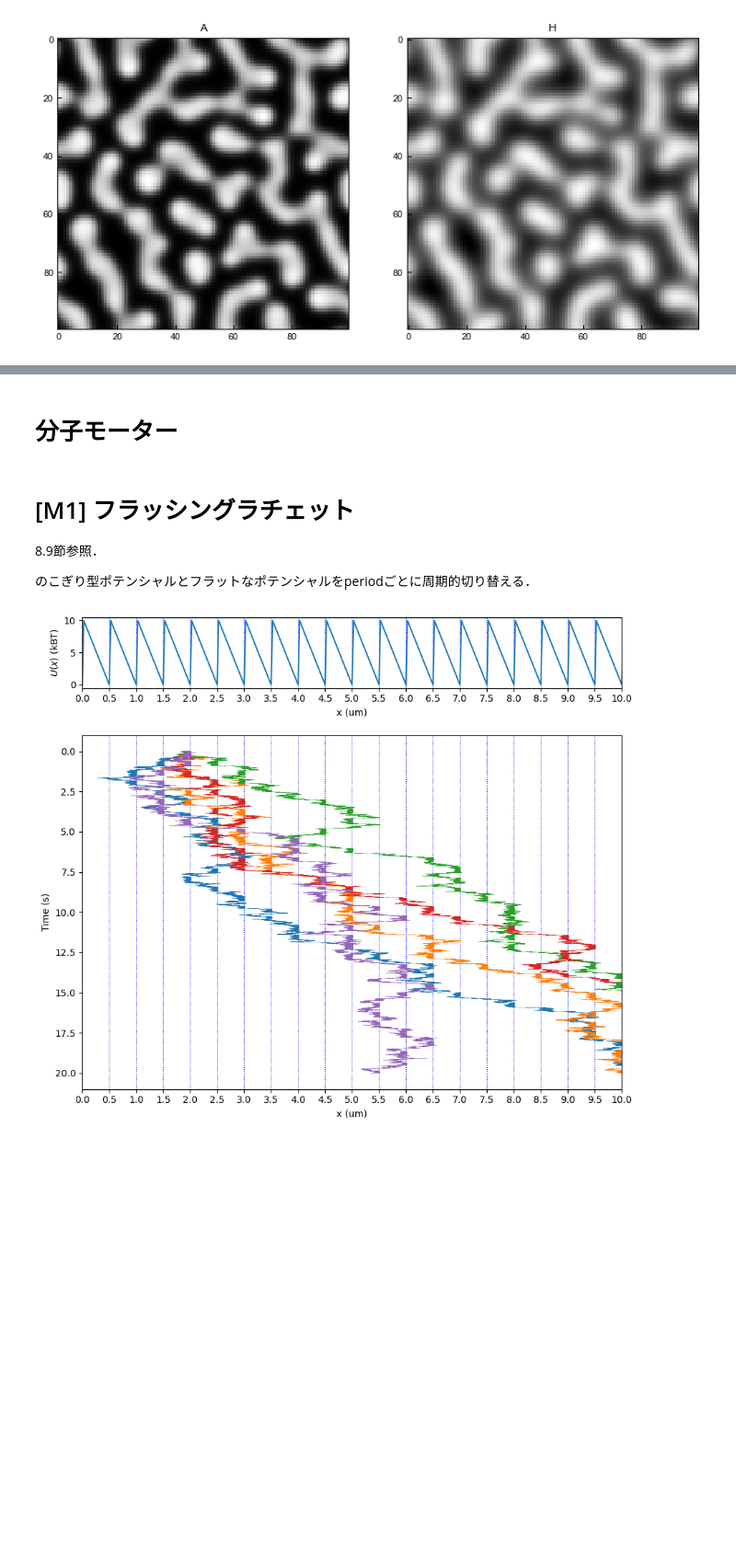
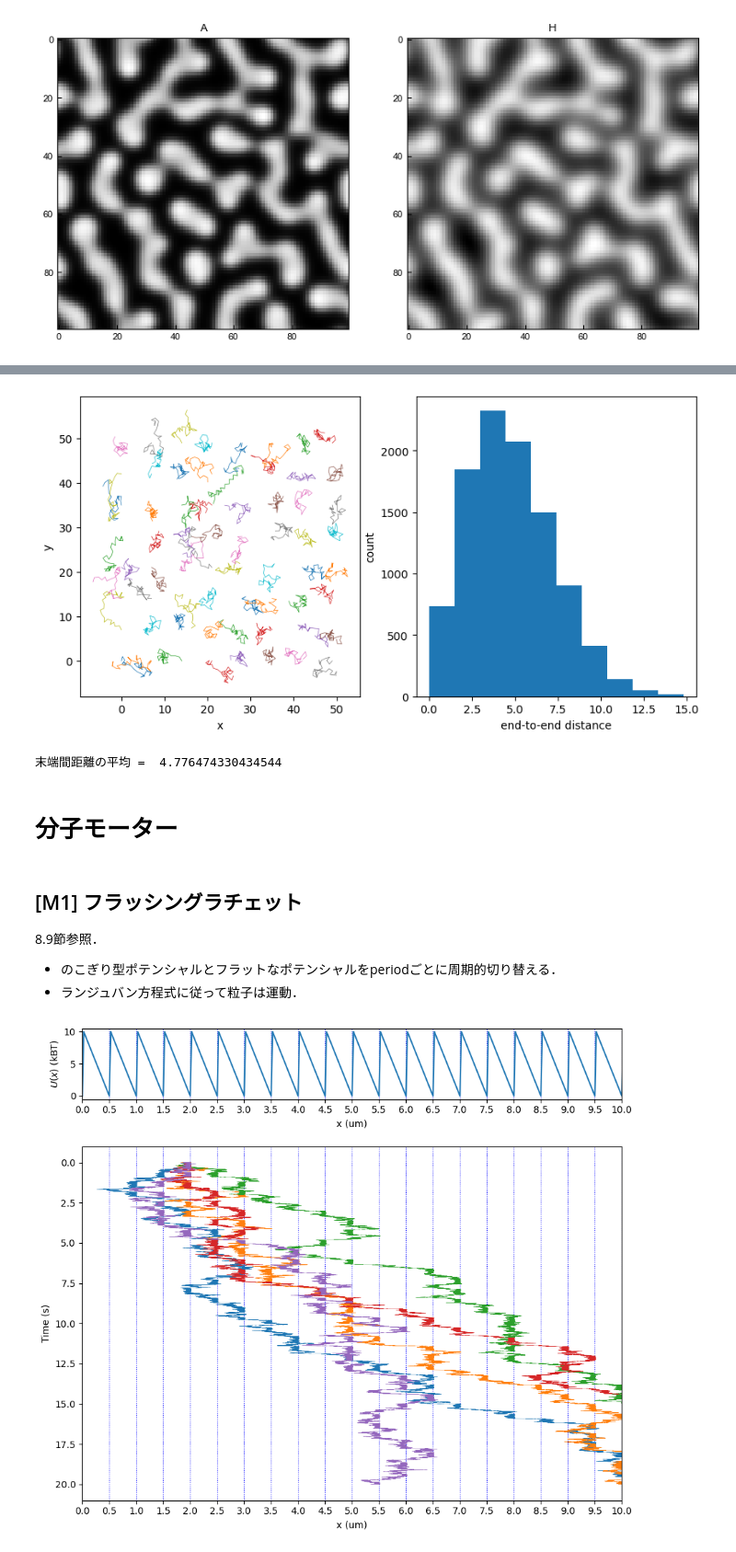
Before and after one commit to stoyabe/biophys, a Jupyter notebook: book.ipynb, the cells around one changed output, grey strips where cells are left out. Shown at 92% size. Saved outputs shown, nothing was run; the diff lists cells and outputs as text; code cells hidden in the pictures; blank space fills up the shorter version.

```diff
--- a/book.ipynb
+++ b/book.ipynb
@@ -466,11 +518,58 @@ plt.show()
+# %%
+import numpy as np # 計算用ライブラリ
+import matplotlib.pyplot as plt  # プロット用ライブラリ
+
+
+# ランダムウォーク．p: １ステップあたりの確率．N: ステップの数．
+def polymer( N):
+    theta = np.random.rand(N)*2*np.pi
+
+    x = np.zeros(N)
+    y = np.zeros(N)
+    for i in range(N-1):
+        x[i+1] = x[i] + np.cos(theta[i])
+        y[i+1] = y[i] + np.sin(theta[i])
+
+    L = np.sqrt(x[N-1]*x[N-1]+y[N-1]*y[N-1]) # 末端間距離
+
+    return x, y, L
+
+fig, (ax1, ax2) = plt.subplots(ncols=2, figsize=(10,5), dpi = 100)
+
+# 同じ計算を10回して重ねてプロット．まとめて，MSDを計算．
+N = 30 # 高分子の長さ
+
+d = 7 # プロットする間隔
+for i in range(64):
+    x, y, dummy = polymer(N)
+    ax1.plot(x + (i%8)*d, y + int(i/8)*d, lw = 0.5)  # lwは線の太さ．
+
+ax1.set_xlabel('x')
+ax1.set_ylabel('y')
+
+L = np.zeros(10000)
+for i in range(10000):
+    x, y, L[i] = polymer(N)
+ax2.hist(L) # 末端館距離 L の分布
+
+ax2.set_xlabel('end-to-end distance')
+ax2.set_ylabel('count')
+
+plt.show()
+
+print('末端間距離の平均 = ', np.mean(L))
+# %% [output]
+[figure, added]
+末端間距離の平均 =  4.776474330434544
 # %% [markdown]
 # 分子モーター
 # %% [markdown]
-# [M1] フラッシングラチェット
+## [M1] フラッシングラチェット
 
 8.9節参照．
 
-のこぎり型ポテンシャルとフラットなポテンシャルをperiodごとに周期的切り替える．
+- のこぎり型ポテンシャルとフラットなポテンシャルをperiodごとに周期的切り替える．
+- ランジュバン方程式に従って粒子は運動．
 # %%
 import numpy as np # 計算用ライブラリ
 import matplotlib.pyplot as plt  # プロット用ライブラリ
```
Also changed, not shown: parts of 28 cells of this notebook.
